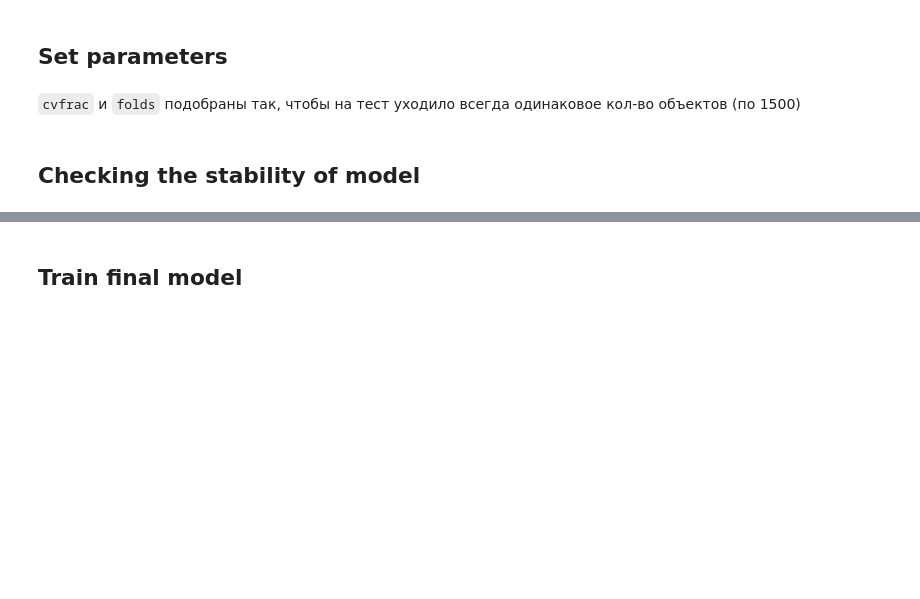
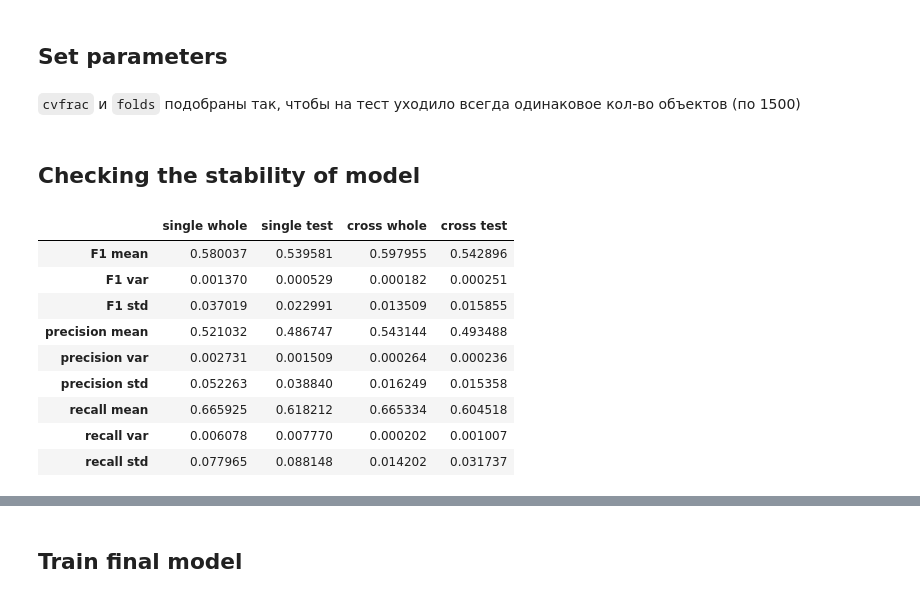
Before and after one commit to j2cry/gb_ds1_real_predict, a Jupyter notebook: MirzoianPeter_solution.ipynb, the cells around one changed output, grey strips where cells are left out. Drawn from its saved outputs; the diff is of its cells as text; code cells hidden in the pictures; blank space fills up the shorter version.

```diff
--- a/MirzoianPeter_solution.ipynb
+++ b/MirzoianPeter_solution.ipynb
@@ -1114,8 +1088,20 @@ hparams = {'learning_rate': 0.075,
 ## Checking the stability of model
 # %%
 # проверка устойчивости модели на разных сплитах: D -> 0, чем ниже дисперсия, тем стабильнее модель
-validation(count=5,
+# это минут 5-7, поэтому закомментировал
+validation(count=20,
            mode='both',
-           model_rs=432,      # random_state для обучения модели
+           model_rs=986,      # random_state для обучения модели
            **base_params,
            **hparams)
+# %% [output]
+|  | single whole | single test | cross whole | cross test |
+| F1 mean | 0.580037 | 0.539581 | 0.597955 | 0.542896 |
+| F1 var | 0.001370 | 0.000529 | 0.000182 | 0.000251 |
+| F1 std | 0.037019 | 0.022991 | 0.013509 | 0.015855 |
+| precision mean | 0.521032 | 0.486747 | 0.543144 | 0.493488 |
+| precision var | 0.002731 | 0.001509 | 0.000264 | 0.000236 |
+| precision std | 0.052263 | 0.038840 | 0.016249 | 0.015358 |
+| recall mean | 0.665925 | 0.618212 | 0.665334 | 0.604518 |
+| recall var | 0.006078 | 0.007770 | 0.000202 | 0.001007 |
+| recall std | 0.077965 | 0.088148 | 0.014202 | 0.031737 |
```
Also changed, not shown: parts of 18 cells of this notebook.
